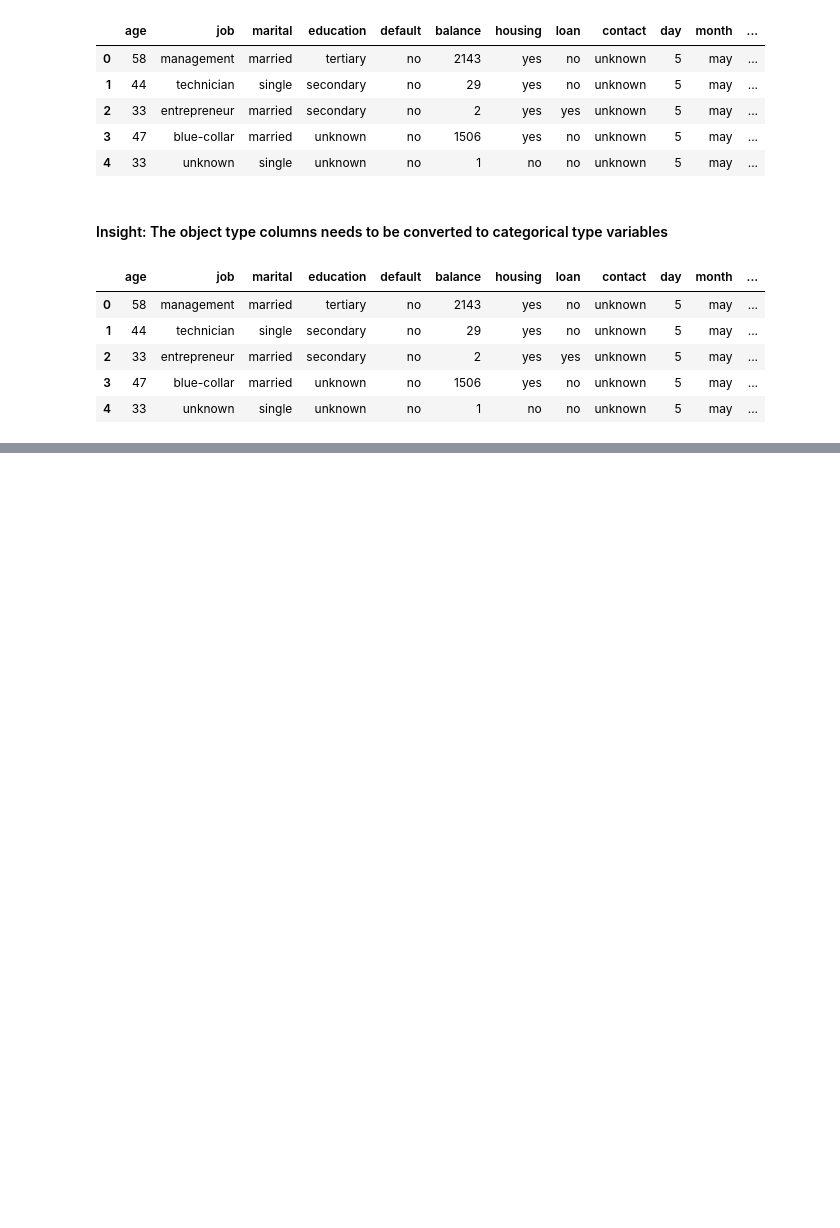
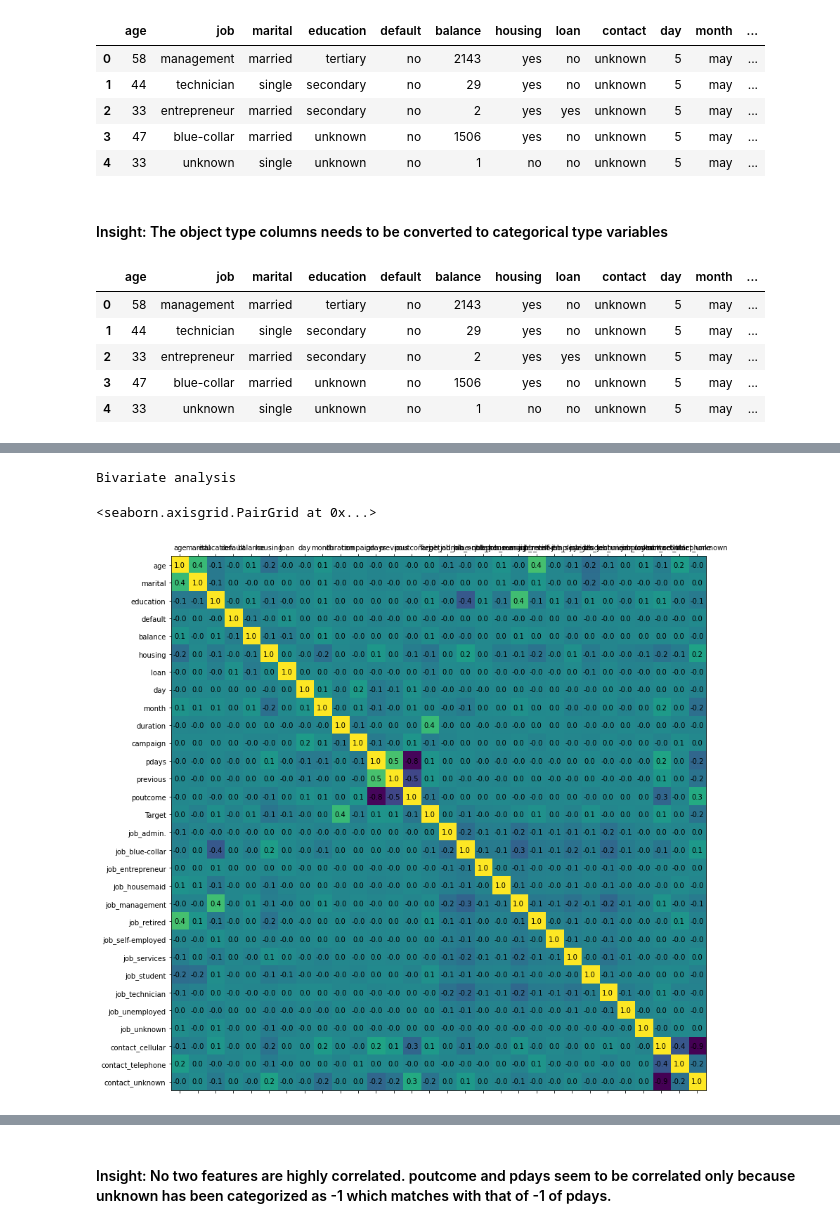
Before and after one commit to sjhamb31/AIML_GreatLearning, a Jupyter notebook: Ensemble_techniques_assignment3_Sjhamb.ipynb, the cells around one changed output, grey strips where cells are left out. Drawn from its saved outputs; the diff is of its cells as text; code cells hidden in the pictures; blank space fills up the shorter version.

Commit message:
bivariate_analysis

```diff
--- a/Ensemble_techniques_assignment3_Sjhamb.ipynb
+++ b/Ensemble_techniques_assignment3_Sjhamb.ipynb
@@ -87,0 +96,9 @@ Name: marital, dtype: int64
+# %%
+# Constructing array for restructuring
+rstruct={'marital':{'single':0, 'married':1, 'divorced':2}, 'education':{'unknown':-1,'primary':0,'secondary':1,'tertiary':2}, 'default':{'no':0, 'yes':1}, 'housing':{'no':0, 'yes':1}, 'loan':{'no':0, 'yes':1}, 'Target':{'no':0, 'yes':1}, 'poutcome':{'unknown':-1,'failure':0, 'success':1, 'other':2}, 'month':{'jan':1,'feb':2,'mar':3,'apr':4,'may':5,'jun':6,'jul':7,'aug':8,'sep':9,'oct':10,'nov':11,'dec':12}}
+#rstruct={"marital":{"single":0, "married":1, "divorced":2}}
+onehotcol=["job","contact"]
+
+# Replacing bank data with new structure
+data=data.replace(rstruct)
+data=pd.get_dummies(data, columns=onehotcol)
@@ -87,0 +134,15 @@ Name: marital, dtype: int64
+# %%
+# Bivariate analysis
+print('Bivariate analysis\n')
+corr = data.corr()
+fig, ax = plt.subplots(figsize=(14, 14))
+ax.matshow(corr)
+plt.xticks(range(len(corr.columns)), corr.columns)
+plt.yticks(range(len(corr.columns)), corr.columns)
+for (i, j), z in np.ndenumerate(corr):
+    ax.text(j, i, '{:0.1f}'.format(z), ha='center', va='center')
+sns.pairplot(data)
+# %% [output]
+Bivariate analysis
+<seaborn.axisgrid.PairGrid at 0x...>
+[figure, added]
@@ -87,0 +150,2 @@ Name: marital, dtype: int64
+# %% [markdown]
+#### Insight: No two features are highly correlated. poutcome and pdays seem to be correlated only because unknown has been categorized as -1 which matches with that of -1 of pdays.
```
Also changed, not shown: parts of 4 cells of this notebook.
